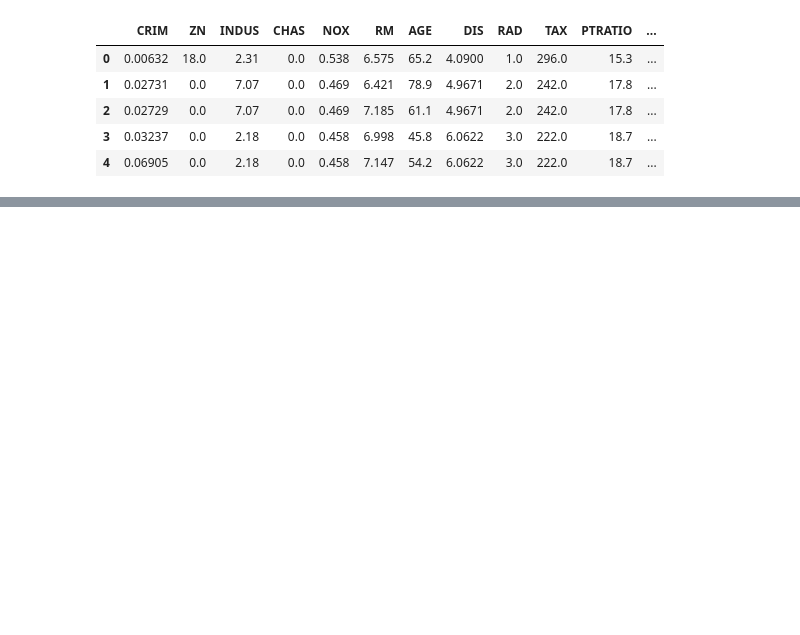
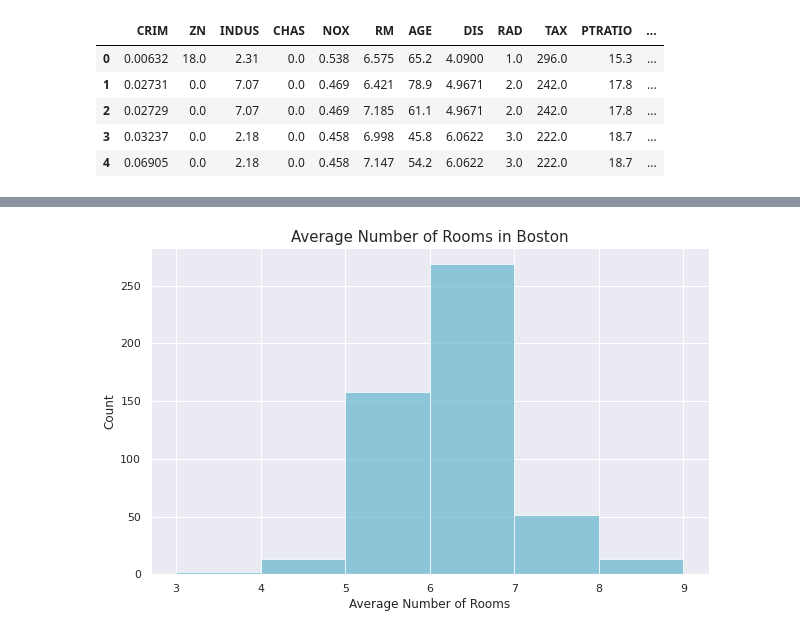
Before and after one commit to arfaz26/Boston-Housing, a Jupyter notebook: boston_housing.ipynb, the cells around one changed output, grey strips where cells are left out. Cells and saved outputs as stored; diff of their text form; code cells hidden in the pictures; blank space fills up the shorter version.

```diff
--- a/boston_housing.ipynb
+++ b/boston_housing.ipynb
@@ -21,0 +84,14 @@ boston_df.head(5)
+# %%
+def my_hist(column, title, xlab, ylab, bins=10, alpha=0.7, color='c'):
+    title = title
+    plt.figure(figsize=(10,6))
+    plt.hist(column, bins=bins, range=(3,9), alpha=alpha, color=color)
+    plt.title(title, fontsize=15)
+    plt.xlabel(xlab)
+    plt.ylabel(ylab)
+    plt.savefig(title, dpi=300)
+    plt.show()
+# %%
+my_hist(boston_df['RM'], 'Average Number of Rooms in Boston', 'Average Number of Rooms', 'Count',bins=6)
+# %% [output]
+[figure, added]
```
Also changed, not shown: parts of 14 cells of this notebook.
